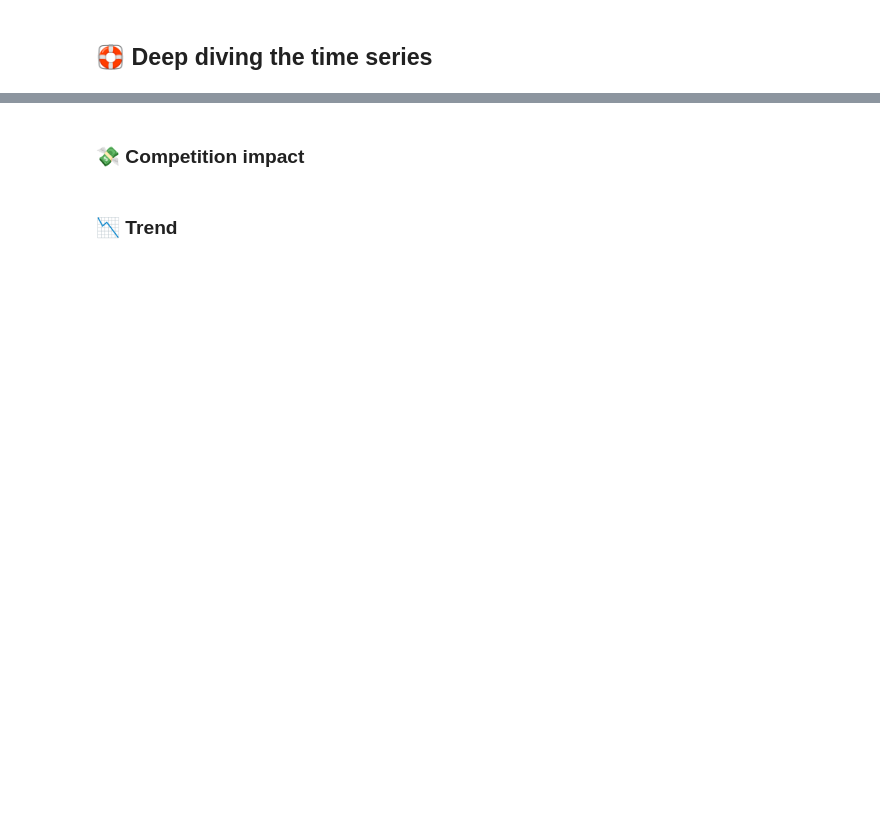
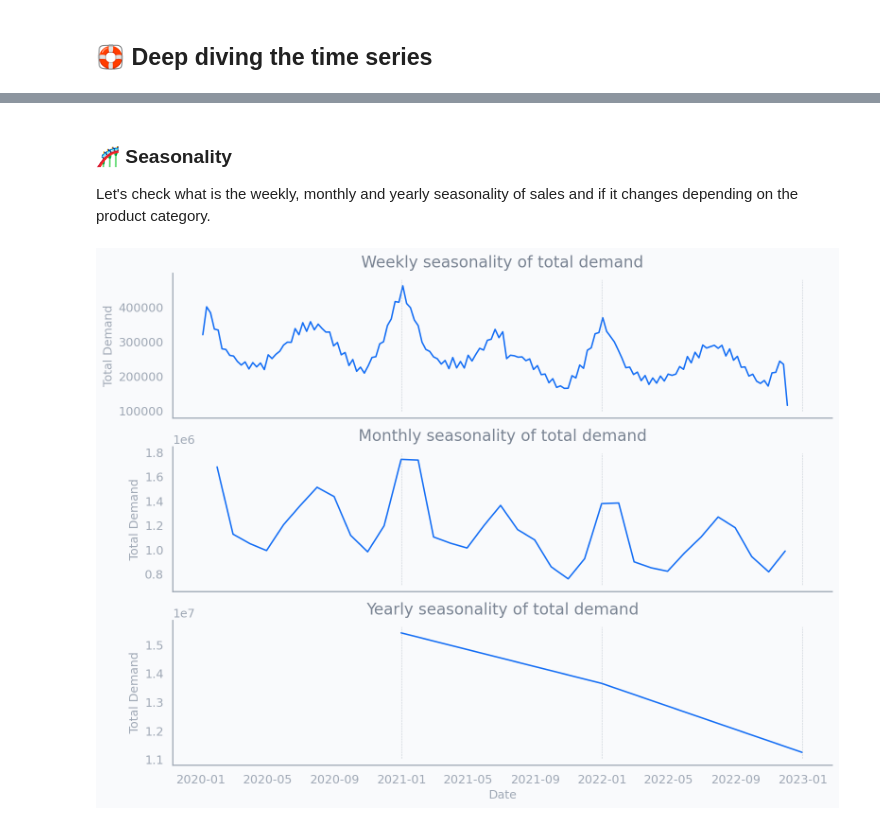
Before and after one commit to dewith/sumz-demand-analysis, a Jupyter notebook: notebooks/eda.ipynb, the cells around one changed output, grey strips where cells are left out. Saved outputs shown, nothing was run; the diff lists cells and outputs as text; code cells hidden in the pictures; blank space fills up the shorter version.

```diff
--- a/notebooks/eda.ipynb
+++ b/notebooks/eda.ipynb
@@ -342,4 +340,6 @@ df_demand_test_pro.to_csv("../data/processed/demand_products_test.csv", index=Fa
-# %% [markdown]
-### 💸 Competition impact
-# %% [markdown]
-### 📉 Trend
+# %% [markdown]
+### 🎢 Seasonality
+
+Let's check what is the weekly, monthly and yearly seasonality of sales and if it changes depending on the product category.
+# %%
+df_demand_pro.set_index('date', inplace=True)
@@ -345,0 +349,22 @@ df_demand_test_pro.to_csv("../data/processed/demand_products_test.csv", index=Fa
+# %%
+# create subplots of 3 rows and 1 column
+fig, axes = plt.subplots(3, 1, sharex=True, figsize=(12, 9))
+
+# create subplot for each resampling period
+for i, period in enumerate(['Weekly', 'Monthly', 'Yearly']):
+    g = sns.lineplot(df_demand_pro.resample(period[0]).sum()['demand'], ax=axes[i])
+    ymin, ymax = g.get_ylim()
+
+    g.vlines(
+        x=df_demand_pro.resample('Y').sum().index,
+        ymin=ymin, ymax=ymax,
+        color=text, linestyle='--',
+        alpha=0.6, linewidth=0.5
+    )
+    axes[i].set_title(f'{period} seasonality of total demand')
+    axes[i].set_xlabel('Date')
+    axes[i].set_ylabel('Total Demand')
+
+plt.show()
+# %% [output]
+[figure, added]
```
Also changed, not shown: parts of 24 cells of this notebook, 2 other files.
